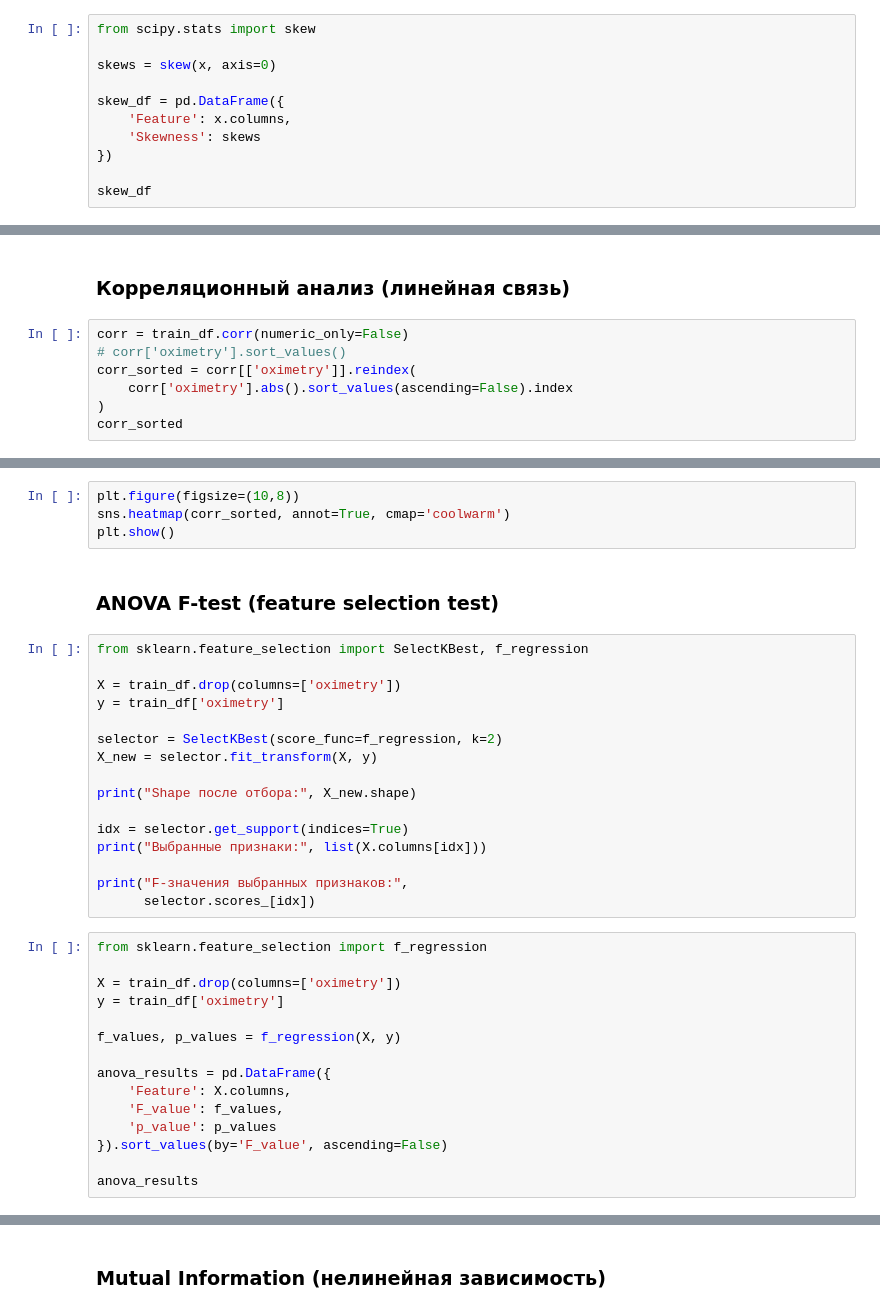
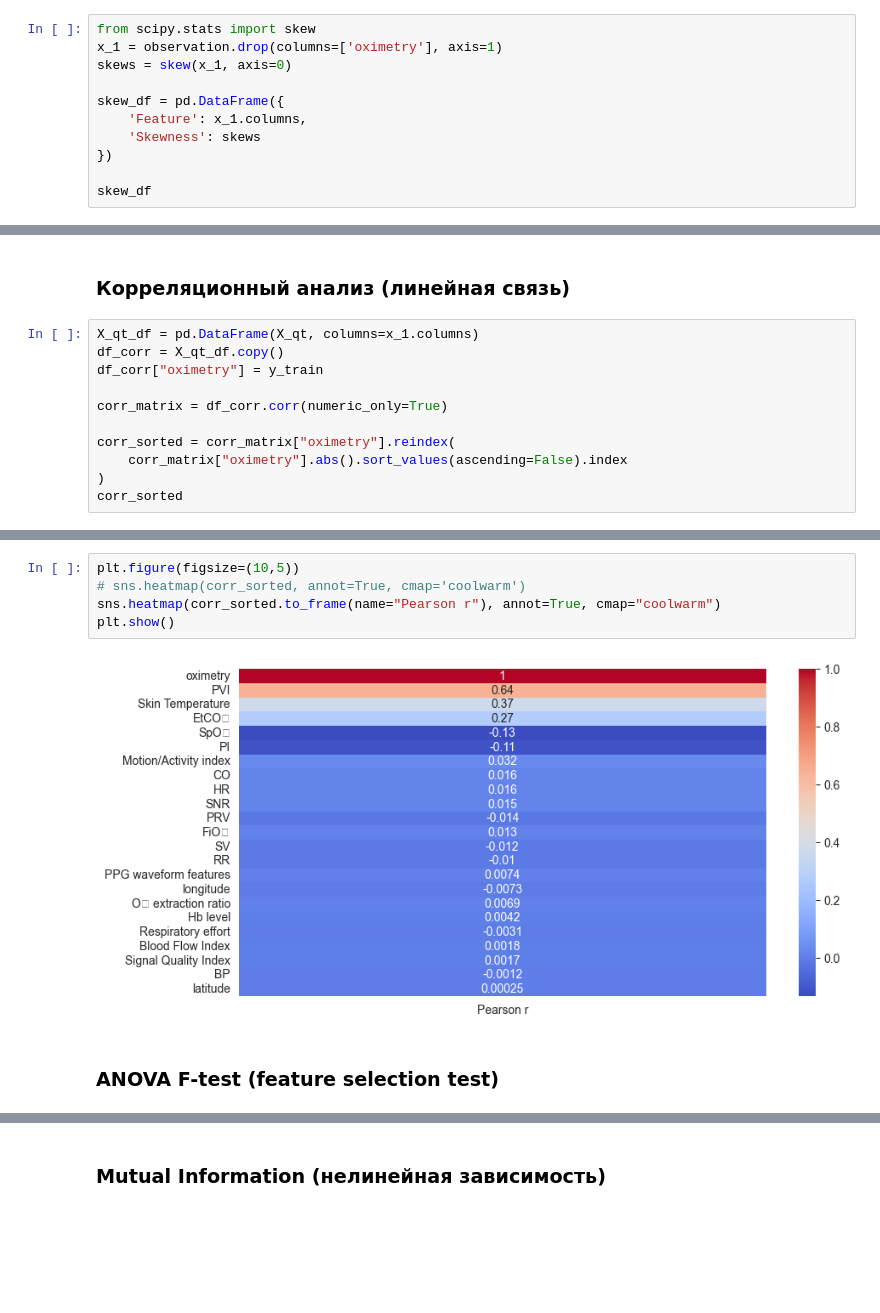
Before and after one commit to Yuraj1/iau_projects, a Jupyter notebook: FAZA_2.ipynb, the cells around one changed output, grey strips where cells are left out. Cells and saved outputs as stored; diff of their text form; blank space fills up the shorter version.

```diff
--- a/FAZA_2.ipynb
+++ b/FAZA_2.ipynb
@@ -42,11 +64,11 @@ X_train.duplicated().sum()
 ## 2.1 C
 # %%
 from scipy.stats import skew
-
-skews = skew(x, axis=0)
+x_1 = observation.drop(columns=['oximetry'], axis=1)
+skews = skew(x_1, axis=0)
 
 skew_df = pd.DataFrame({
-    'Feature': x.columns,
+    'Feature': x_1.columns,
     'Skewness': skews
 })
 
@@ -116,9 +224,13 @@ pyplot.hist(X_qt[0], bins=10)
 # %% [markdown]
 ### Корреляционный анализ (линейная связь)
 # %%
-corr = train_df.corr(numeric_only=False)
-# corr['oximetry'].sort_values()
-corr_sorted = corr[['oximetry']].reindex(
-    corr['oximetry'].abs().sort_values(ascending=False).index
+X_qt_df = pd.DataFrame(X_qt, columns=x_1.columns)
+df_corr = X_qt_df.copy()
+df_corr["oximetry"] = y_train
+
+corr_matrix = df_corr.corr(numeric_only=True)
+
+corr_sorted = corr_matrix["oximetry"].reindex(
+    corr_matrix["oximetry"].abs().sort_values(ascending=False).index
 )
 corr_sorted
@@ -125,40 +255,12 @@ corr_sorted
 # %%
-plt.figure(figsize=(10,8))
-sns.heatmap(corr_sorted, annot=True, cmap='coolwarm')
+plt.figure(figsize=(10,5))
+# sns.heatmap(corr_sorted, annot=True, cmap='coolwarm')
+sns.heatmap(corr_sorted.to_frame(name="Pearson r"), annot=True, cmap="coolwarm")
 plt.show()
+# %% [output]
+[figure, added]
 # %% [markdown]
 ### ANOVA F-test (feature selection test)
-# %%
-from sklearn.feature_selection import SelectKBest, f_regression
-
-X = train_df.drop(columns=['oximetry'])
-y = train_df['oximetry']
-
-selector = SelectKBest(score_func=f_regression, k=2)
-X_new = selector.fit_transform(X, y)
-
-print("Shape после отбора:", X_new.shape)
-
-idx = selector.get_support(indices=True)
-print("Выбранные признаки:", list(X.columns[idx]))
-
-print("F-значения выбранных признаков:",
-      selector.scores_[idx])
-# %%
-from sklearn.feature_selection import f_regression
-
-X = train_df.drop(columns=['oximetry'])
-y = train_df['oximetry']
-
-f_values, p_values = f_regression(X, y)
-
-anova_results = pd.DataFrame({
-    'Feature': X.columns,
-    'F_value': f_values,
-    'p_value': p_values
-}).sort_values(by='F_value', ascending=False)
-
-anova_results
 # %%
 from sklearn.feature_selection import SelectKBest, f_regression
 
```
Also changed, not shown: parts of 16 cells of this notebook.
